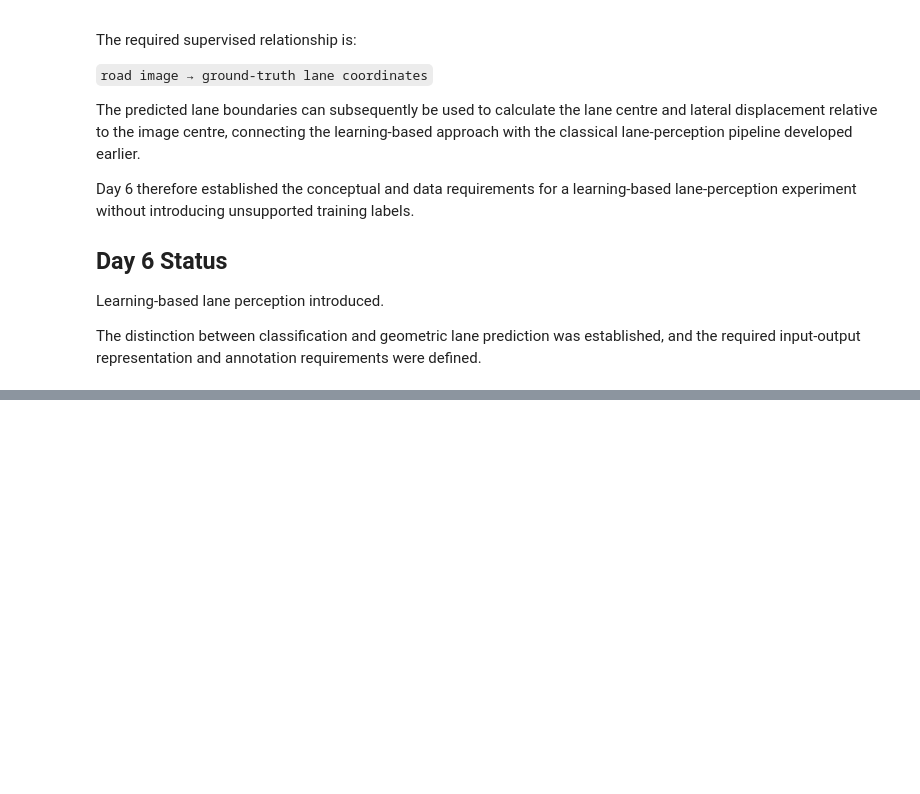
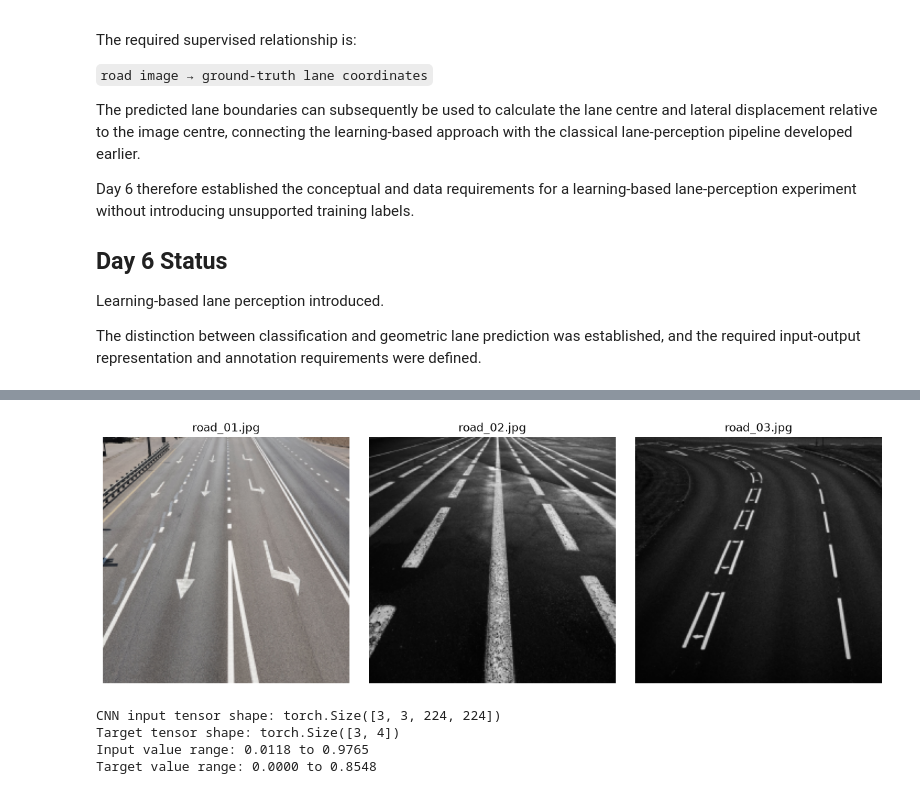
Before and after one commit to Hemkumar-23/autonomous-driving-research, a Jupyter notebook: perception/lane_detection/02_learning_based_lane_perception.ipynb, the cells around one changed output, grey strips where cells are left out. Drawn from its saved outputs; the diff is of its cells as text; code cells hidden in the pictures; blank space fills up the shorter version.

Commit message:
Complete Day 7 learning-based lane perception

```diff
--- a/perception/lane_detection/02_learning_based_lane_perception.ipynb
+++ b/perception/lane_detection/02_learning_based_lane_perception.ipynb
@@ -161,0 +551,16 @@ annotation requirements were defined.
+# %%
+# 10-D7
+# Freeze the manually annotated targets for the Day 7 experiment.
+
+lane_annotations = {
+    "road_01.jpg": [466.3, 0.0, 1533.4, 1529.2],
+    "road_02.jpg": [1223.6, 46.0, 2116.9, 2066.9],
+    "road_03.jpg": [1015.3, 727.1, 2078.0, 2215.6],
+}
+
+print("Frozen lane-coordinate targets:")
+
+for image_name, target in lane_annotations.items():
+    print(f"{image_name}: {target}")
+
+print("\nNumber of annotated images:", len(lane_annotations))
@@ -161,0 +773,54 @@ annotation requirements were defined.
+# %%
+# 15-D7
+# Visualize the resized CNN inputs with their normalized lane targets.
+
+fig, axes = plt.subplots(1, len(lane_cnn_dataset), figsize=(12, 4))
+
+for ax, sample in zip(axes, lane_cnn_dataset):
+
+    ax.imshow(sample["image"])
+    ax.set_title(sample["image_name"])
+    ax.axis("off")
+
+plt.tight_layout()
+plt.show()
+# %% [output]
+[figure, added]
+# %%
+# 16-D7
+# Convert the CNN-ready lane-perception data into PyTorch tensors.
+
+lane_images = []
+lane_targets = []
+
+for sample in lane_cnn_dataset:
+
+    image = sample["image"]
+
+    # Convert HWC -> CHW and scale pixel values to [0, 1].
+    image_tensor = torch.from_numpy(
+        image.astype(np.float32) / 255.0
+    ).permute(2, 0, 1)
+
+    target_tensor = torch.tensor(
+        sample["target"],
+        dtype=torch.float32
+    )
+
+    lane_images.append(image_tensor)
+    lane_targets.append(target_tensor)
+
+lane_images = torch.stack(lane_images)
+lane_targets = torch.stack(lane_targets)
+
+print("CNN input tensor shape:", lane_images.shape)
+print("Target tensor shape:", lane_targets.shape)
+print("Input value range:",
+      f"{lane_images.min().item():.4f} to {lane_images.max().item():.4f}")
+print("Target value range:",
+      f"{lane_targets.min().item():.4f} to {lane_targets.max().item():.4f}")
+# %% [output]
+CNN input tensor shape: torch.Size([3, 3, 224, 224])
+Target tensor shape: torch.Size([3, 4])
+Input value range: 0.0118 to 0.9765
+Target value range: 0.0000 to 0.8548
```
Also changed, not shown: parts of 25 cells of this notebook, 2 other files.
